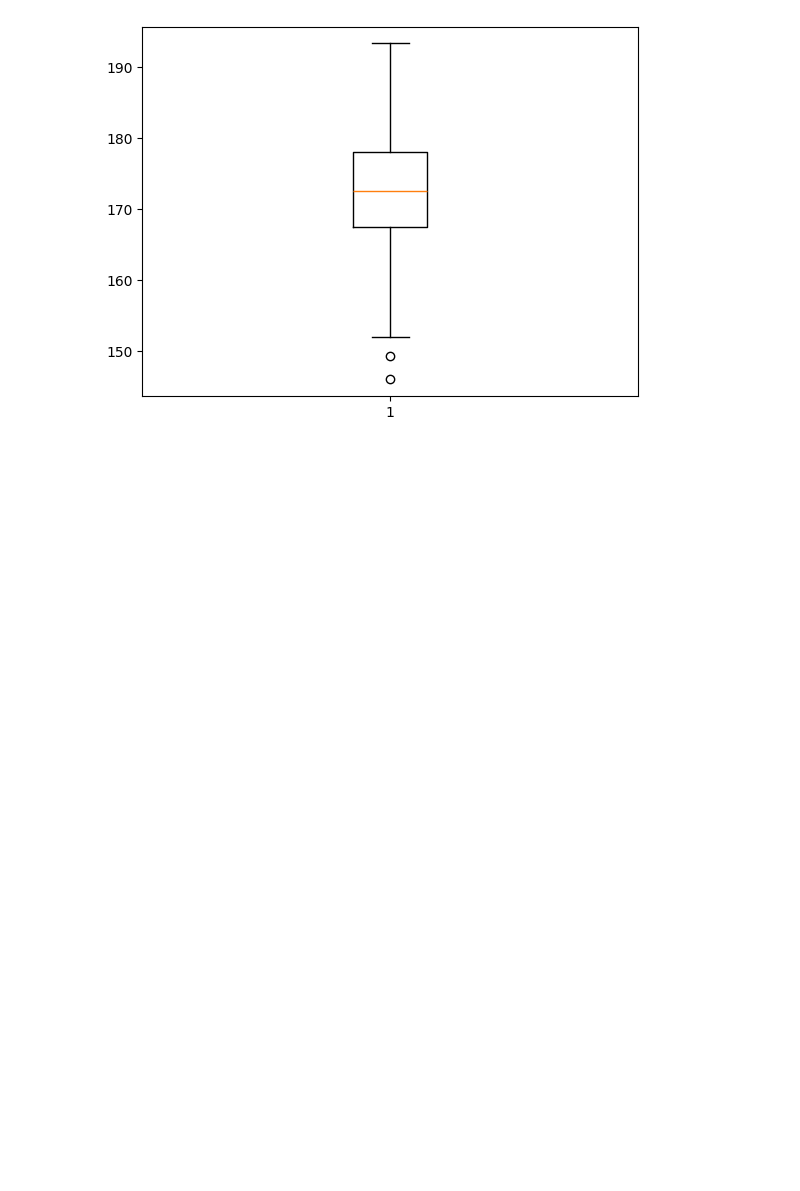
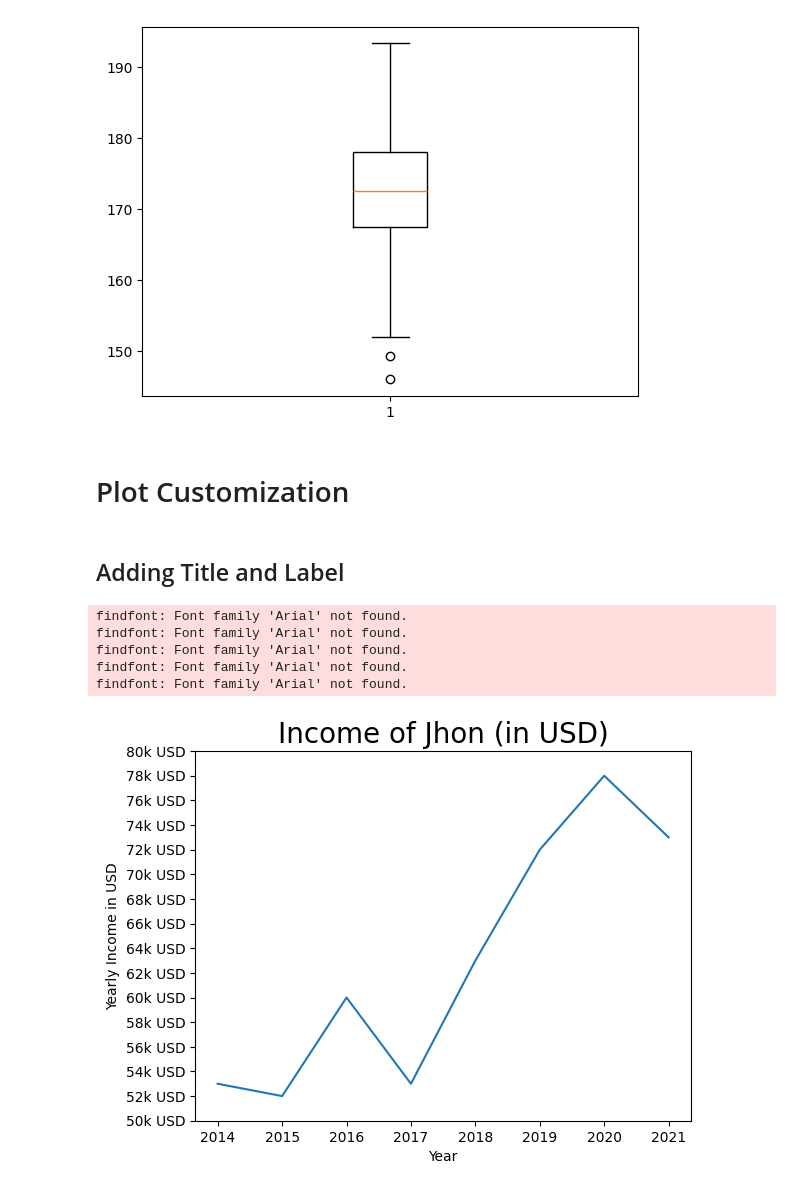
Before and after one commit to tinapyp/data-science-learning, a Jupyter notebook: Libraries/Matplotlib/matplotlib.ipynb, the cells around one changed output. Drawn from its saved outputs; the diff is of its cells as text; code cells hidden in the pictures; blank space fills up the shorter version.

Commit message:
add: costumizing matplotlib, 3d plots, animate

```diff
--- a/Libraries/Matplotlib/matplotlib.ipynb
+++ b/Libraries/Matplotlib/matplotlib.ipynb
@@ -98,3 +99,26 @@ plt.boxplot(heights)
 plt.show()
 # %% [output]
 [figure]
+# %% [markdown]
+# Plot Customization
+# %% [markdown]
+## Adding Title and Label
+# %%
+years = [int(f'20{x}') for x in range(14,22)]
+income = [53, 52, 60, 53, 63, 72, 78, 73]
+# %%
+income_ticks = list(range(50,81,2))
+# %%
+plt.plot(years, income)
+plt.title('Income of Jhon (in USD)', fontsize=20, fontname="Arial")
+plt.xlabel('Year')
+plt.ylabel('Yearly Income in USD')
+plt.yticks(income_ticks, [f"{x}k USD" for x in income_ticks]) # Help make y ticks
+plt.show()
+# %% [output]
+findfont: Font family 'Arial' not found.
+findfont: Font family 'Arial' not found.
+findfont: Font family 'Arial' not found.
+findfont: Font family 'Arial' not found.
+findfont: Font family 'Arial' not found.
+[figure, added]
```
Also changed, not shown: parts of 19 cells of this notebook.
